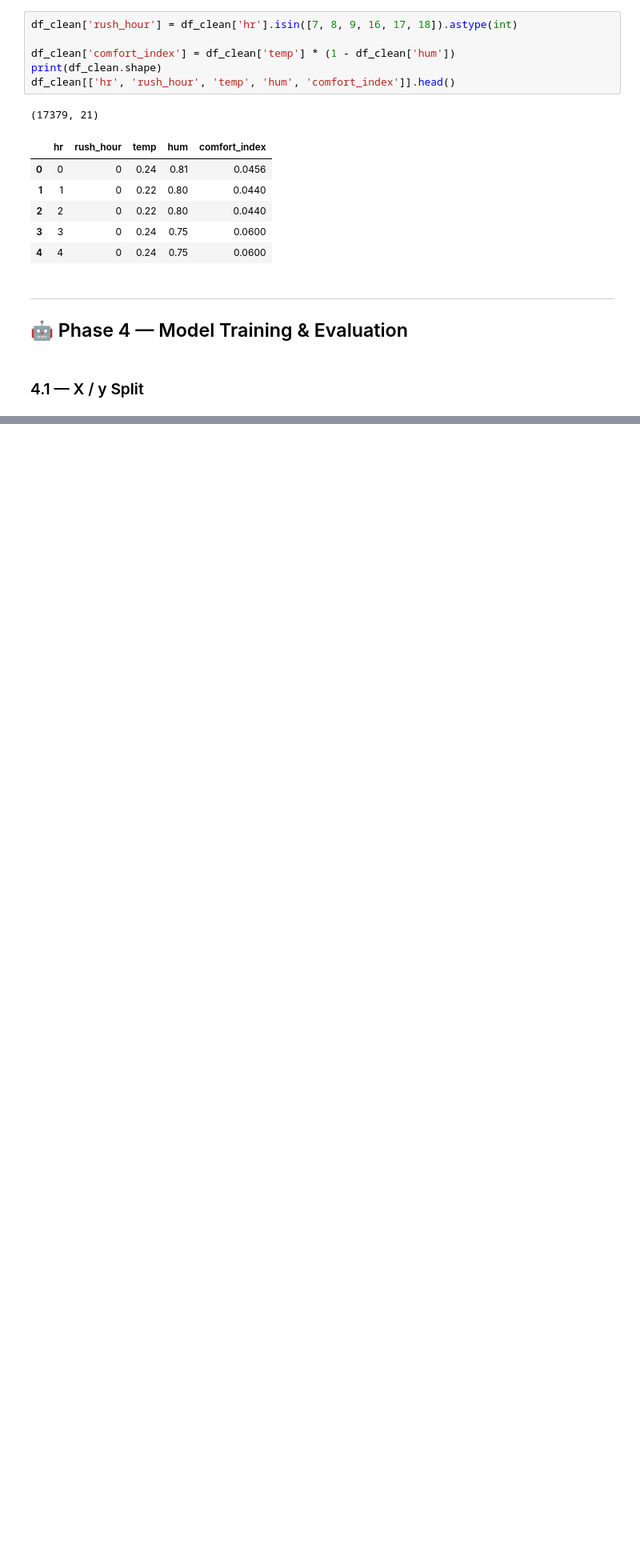
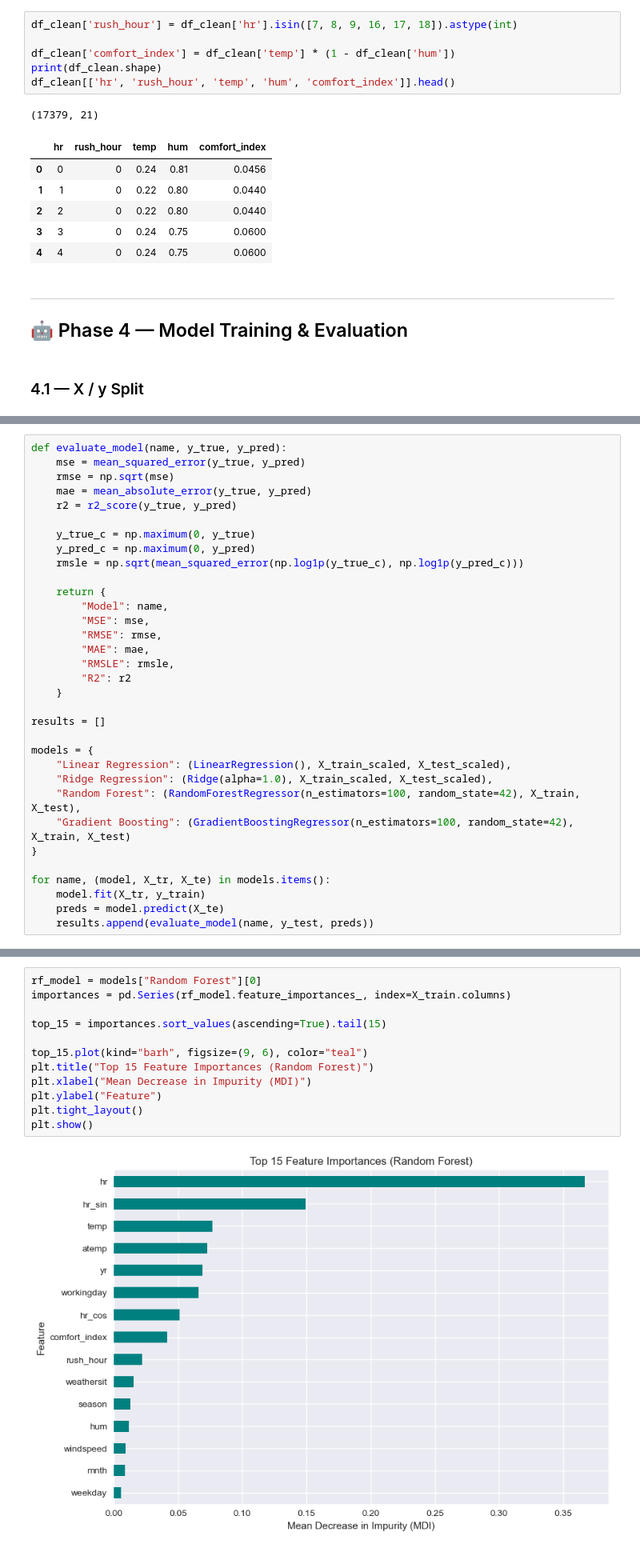
Before and after one commit to sufyan1105/Bike-sharing-demand-prediction, a Jupyter notebook: 03_bike_sharing_demand_predictor.ipynb, the cells around one changed output, grey strips where cells are left out. Shown at 80% size. Drawn from its saved outputs; the diff is of its cells as text; blank space fills up the shorter version.

```diff
--- a/03_bike_sharing_demand_predictor.ipynb
+++ b/03_bike_sharing_demand_predictor.ipynb
@@ -696,0 +430,33 @@ If a question is hard to answer, the fix is usually a plot you skipped — not a
+# %%
+def evaluate_model(name, y_true, y_pred):
+    mse = mean_squared_error(y_true, y_pred)
+    rmse = np.sqrt(mse)
+    mae = mean_absolute_error(y_true, y_pred)
+    r2 = r2_score(y_true, y_pred)
+
+    y_true_c = np.maximum(0, y_true)
+    y_pred_c = np.maximum(0, y_pred)
+    rmsle = np.sqrt(mean_squared_error(np.log1p(y_true_c), np.log1p(y_pred_c)))
+
+    return {
+        "Model": name,
+        "MSE": mse,
+        "RMSE": rmse,
+        "MAE": mae,
+        "RMSLE": rmsle,
+        "R2": r2
+    }
+
+results = []
+
+models = {
+    "Linear Regression": (LinearRegression(), X_train_scaled, X_test_scaled),
+    "Ridge Regression": (Ridge(alpha=1.0), X_train_scaled, X_test_scaled),
+    "Random Forest": (RandomForestRegressor(n_estimators=100, random_state=42), X_train, X_test),
+    "Gradient Boosting": (GradientBoostingRegressor(n_estimators=100, random_state=42), X_train, X_test)
+}
+
+for name, (model, X_tr, X_te) in models.items():
+    model.fit(X_tr, y_train)
+    preds = model.predict(X_te)
+    results.append(evaluate_model(name, y_test, preds))
@@ -696,0 +477,14 @@ If a question is hard to answer, the fix is usually a plot you skipped — not a
+# %%
+rf_model = models["Random Forest"][0]
+importances = pd.Series(rf_model.feature_importances_, index=X_train.columns)
+
+top_15 = importances.sort_values(ascending=True).tail(15)
+
+top_15.plot(kind="barh", figsize=(9, 6), color="teal")
+plt.title("Top 15 Feature Importances (Random Forest)")
+plt.xlabel("Mean Decrease in Impurity (MDI)")
+plt.ylabel("Feature")
+plt.tight_layout()
+plt.show()
+# %% [output]
+[figure, added]
```
Also changed, not shown: parts of 50 cells of this notebook.
